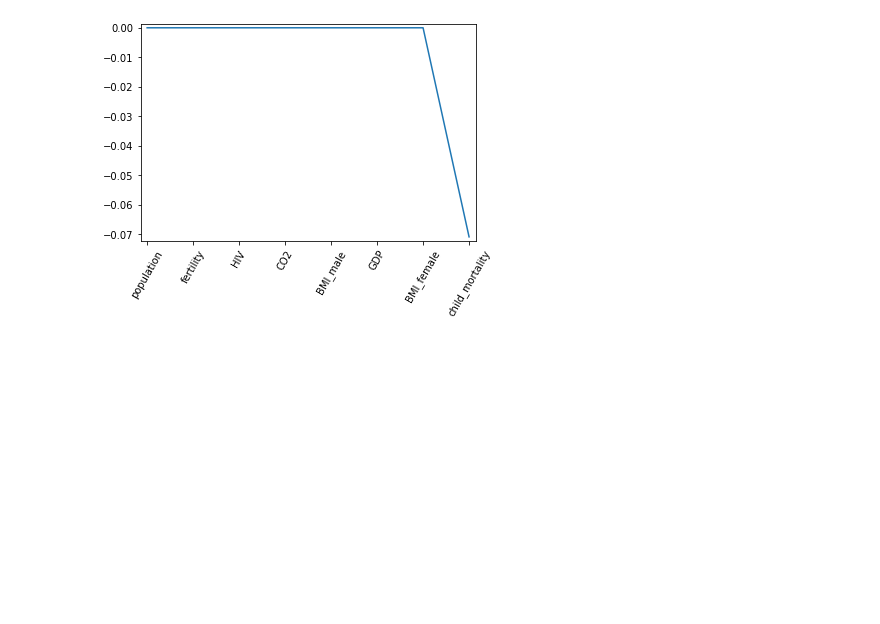
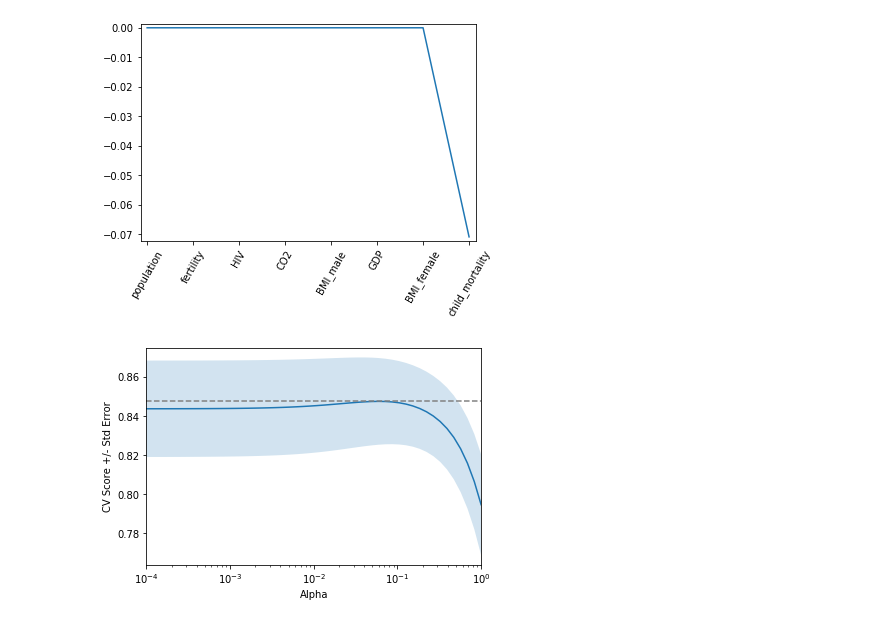
Before and after one commit to Ally0601/Supervised-Learning-with-Scikit-learn, a Jupyter notebook: Gapminder Dataset/Regression.ipynb, the cells around one changed output. Drawn from its saved outputs; the diff is of its cells as text; code cells hidden in the pictures; blank space fills up the shorter version.

```diff
--- a/Gapminder Dataset/Regression.ipynb
+++ b/Gapminder Dataset/Regression.ipynb
@@ -119,3 +119,40 @@ plt.show()
 alpha_space = np.logspace(-4, 0, 50)
 ridge_scores = []
 ridge_scores_std = []
+# %%
+# Create a ridge regressor: ridge
+ridge = Ridge(normalize=True)
+# %%
+# Compute scores over range of alphas
+for alpha in alpha_space:
+
+    # Specify the alpha value to use: ridge.alpha
+    ridge.alpha = alpha
+
+    # Perform 10-fold CV: ridge_cv_scores
+    ridge_cv_scores = cross_val_score(ridge, X, y, cv=10)
+
+    # Append the mean of ridge_cv_scores to ridge_scores
+    ridge_scores.append(np.mean(ridge_cv_scores))
+
+    # Append the std of ridge_cv_scores to ridge_scores_std
+    ridge_scores_std.append(np.std(ridge_cv_scores))
+# %%
+def display_plot(cv_scores, cv_scores_std):
+    fig = plt.figure()
+    ax = fig.add_subplot(1,1,1)
+    ax.plot(alpha_space, cv_scores)
+
+    std_error = cv_scores_std / np.sqrt(10)
+
+    ax.fill_between(alpha_space, cv_scores + std_error, cv_scores - std_error, alpha=0.2)
+    ax.set_ylabel('CV Score +/- Std Error')
+    ax.set_xlabel('Alpha')
+    ax.axhline(np.max(cv_scores), linestyle='--', color='.5')
+    ax.set_xlim([alpha_space[0], alpha_space[-1]])
+    ax.set_xscale('log')
+    plt.show()
+# %%
+display_plot(ridge_scores, ridge_scores_std)
+# %% [output]
+[figure, added]
```
